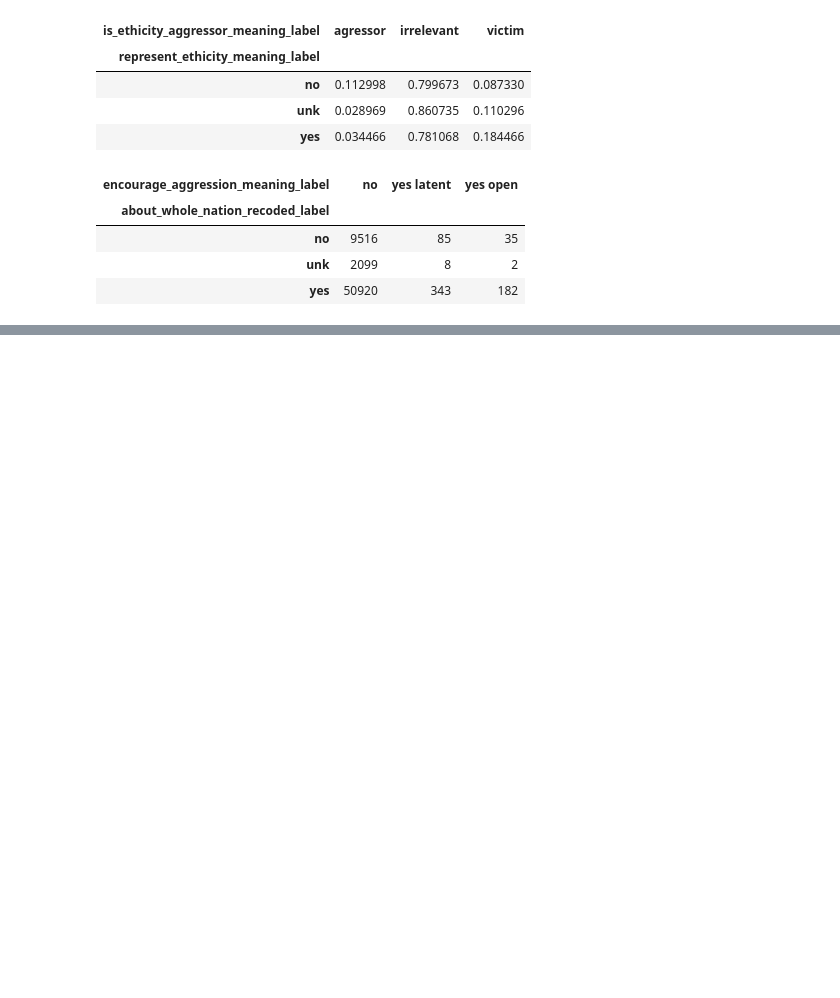
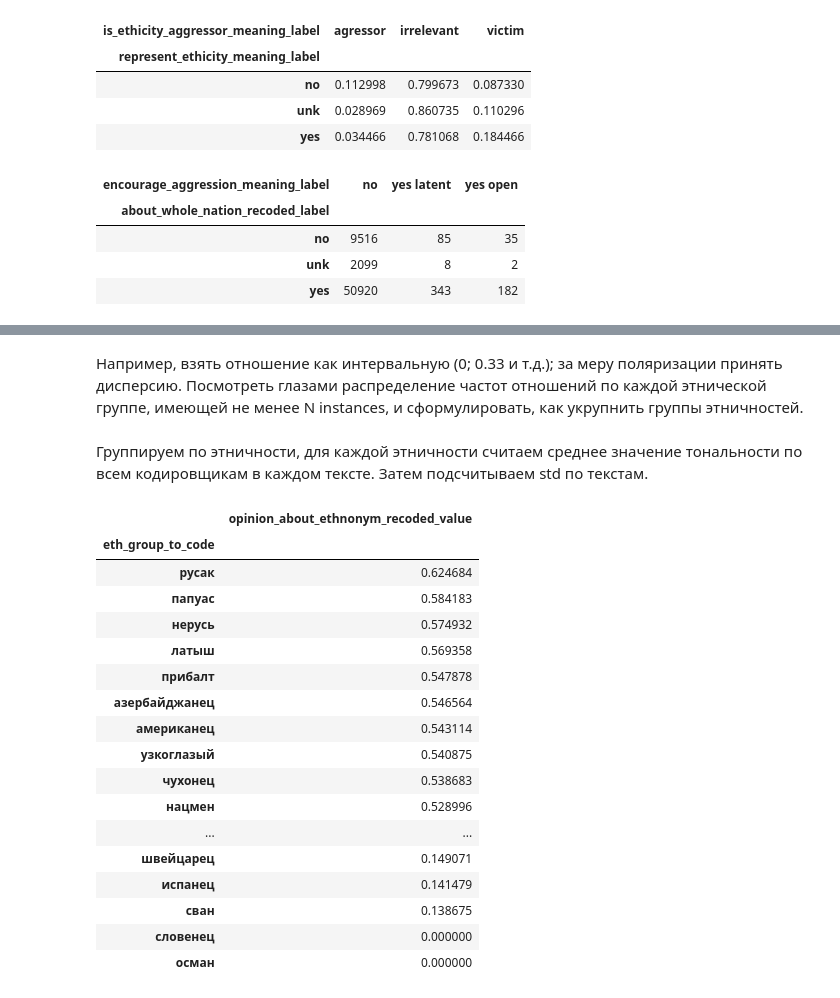
Before and after one commit to i-Hun/phd-thesis-code, a Jupyter notebook: exploration.ipynb, the cells around one changed output, grey strips where cells are left out. Drawn from its saved outputs; the diff is of its cells as text; code cells hidden in the pictures; blank space fills up the shorter version.

```diff
--- a/exploration.ipynb
+++ b/exploration.ipynb
@@ -540,0 +814,18 @@ pd.crosstab(
+# %% [markdown]
+Например, взять отношение как интервальную (0; 0.33 и т.д.); за меру поляризации принять дисперсию. Посмотреть глазами распределение частот отношений по каждой этнической группе, имеющей не менее N instances, и сформулировать, как укрупнить группы этничностей.
+# %% [markdown]
+Группируем по этничности, для каждой этничности считаем среднее значение тональности по всем кодировщикам в каждом тексте. Затем подсчитываем std по текстам.
+# %%
+eth_less_10_group_to_code = df_instance["eth_group_to_code"].value_counts()[
+    (df["eth_group_to_code"].value_counts() <= 10)
+].index.tolist()
+# %%
+eth_polarity = df_instance[
+        ~df_instance["eth_group_to_code"]\
+        .isin(eth_less_10_group_to_code)
+    ]\
+    .groupby(["eth_group_to_code", "document.id"])\
+    .agg({"opinion_about_ethnonym_recoded_value": "mean"})\
+    .groupby("eth_group_to_code")\
+    .agg({"opinion_about_ethnonym_recoded_value": "std"})\
+    .sort_values(by="opinion_about_ethnonym_recoded_value", ascending=False)
@@ -540,0 +834,21 @@ pd.crosstab(
+# %%
+eth_polarity
+# %% [output]
+|  | opinion_about_ethnonym_recoded_value |
+| eth_group_to_code |  |
+| русак | 0.624684 |
+| папуас | 0.584183 |
+| нерусь | 0.574932 |
+| латыш | 0.569358 |
+| прибалт | 0.547878 |
+| азербайджанец | 0.546564 |
+| американец | 0.543114 |
+| узкоглазый | 0.540875 |
+| чухонец | 0.538683 |
+| нацмен | 0.528996 |
+| ... | ... |
+| швейцарец | 0.149071 |
+| испанец | 0.141479 |
+| сван | 0.138675 |
+| словенец | 0.000000 |
+| осман | 0.000000 |
```
Also changed, not shown: parts of 26 cells of this notebook, 6 other files.
